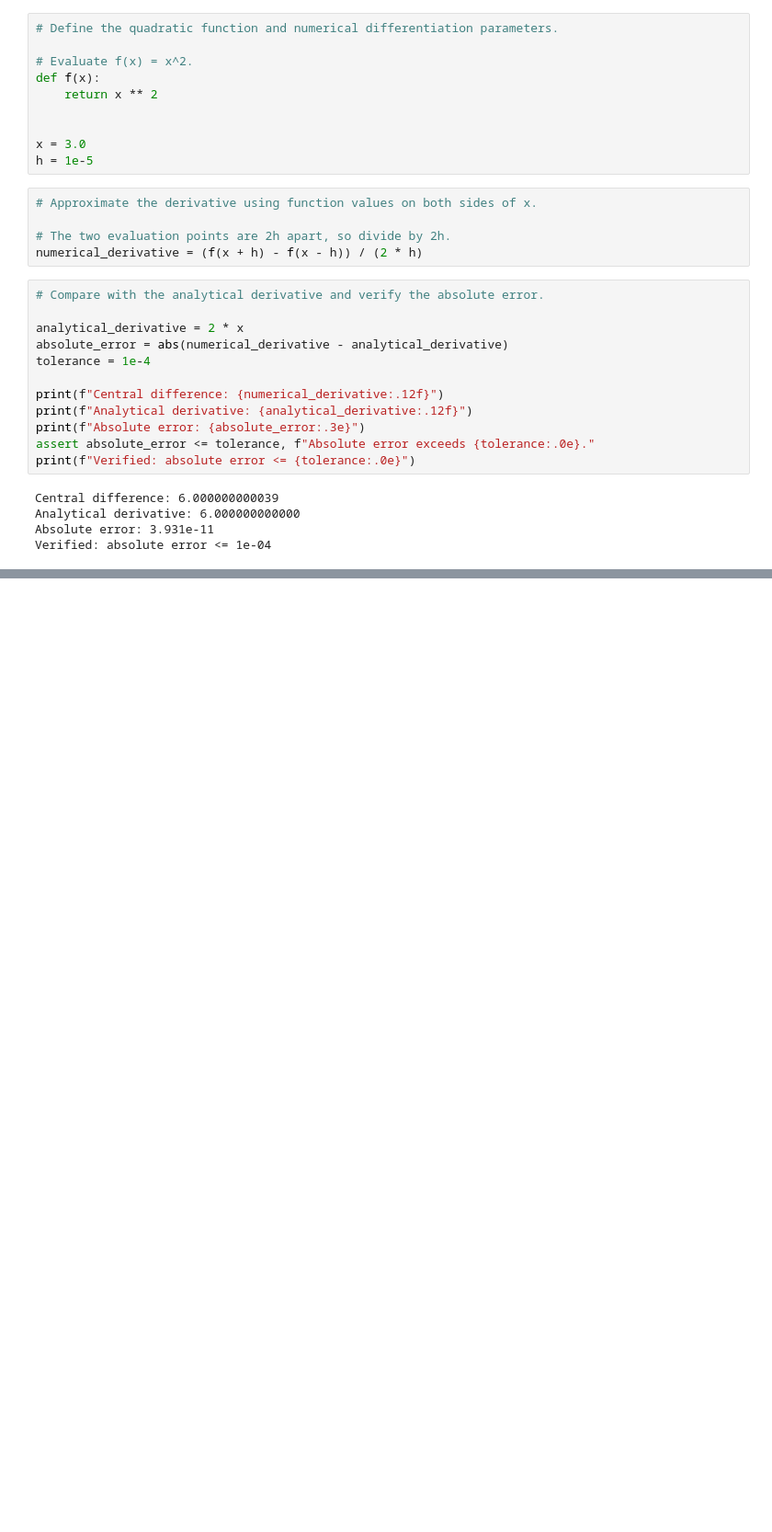
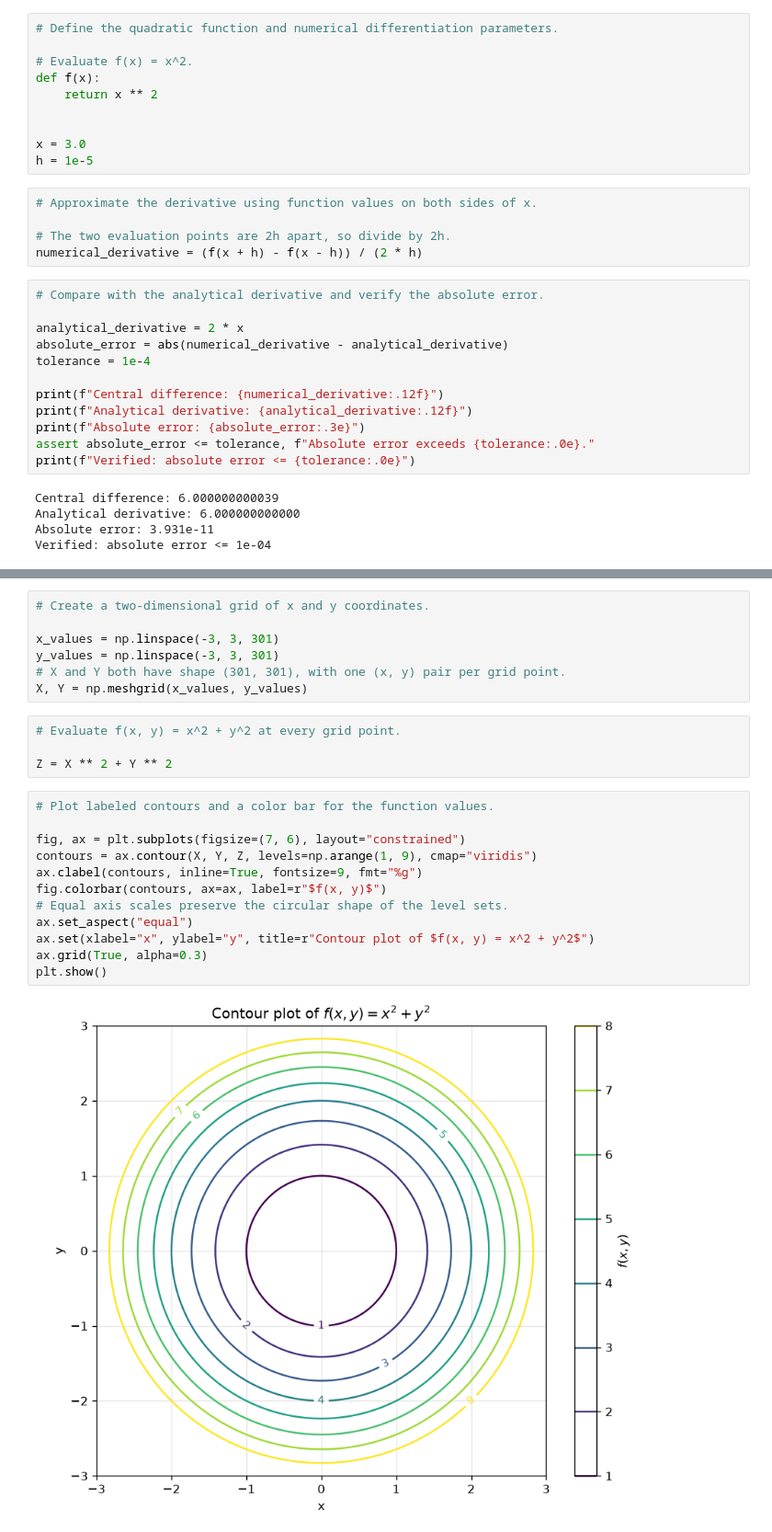
Before and after one commit to wilderif/codyssey-a2-1, a Jupyter notebook: src/calculus.ipynb, the cells around one changed output, grey strips where cells are left out. Shown at 92% size. Saved outputs shown, nothing was run; the diff lists cells and outputs as text; blank space fills up the shorter version.

```diff
--- a/src/calculus.ipynb
+++ b/src/calculus.ipynb
@@ -47,0 +54,25 @@ Verified: absolute error <= 1e-04
+# %%
+# Create a two-dimensional grid of x and y coordinates.
+
+x_values = np.linspace(-3, 3, 301)
+y_values = np.linspace(-3, 3, 301)
+# X and Y both have shape (301, 301), with one (x, y) pair per grid point.
+X, Y = np.meshgrid(x_values, y_values)
+# %%
+# Evaluate f(x, y) = x^2 + y^2 at every grid point.
+
+Z = X ** 2 + Y ** 2
+# %%
+# Plot labeled contours and a color bar for the function values.
+
+fig, ax = plt.subplots(figsize=(7, 6), layout="constrained")
+contours = ax.contour(X, Y, Z, levels=np.arange(1, 9), cmap="viridis")
+ax.clabel(contours, inline=True, fontsize=9, fmt="%g")
+fig.colorbar(contours, ax=ax, label=r"$f(x, y)$")
+# Equal axis scales preserve the circular shape of the level sets.
+ax.set_aspect("equal")
+ax.set(xlabel="x", ylabel="y", title=r"Contour plot of $f(x, y) = x^2 + y^2$")
+ax.grid(True, alpha=0.3)
+plt.show()
+# %% [output]
+[figure, added]
```
Also changed, not shown: parts of 1 cell of this notebook.
